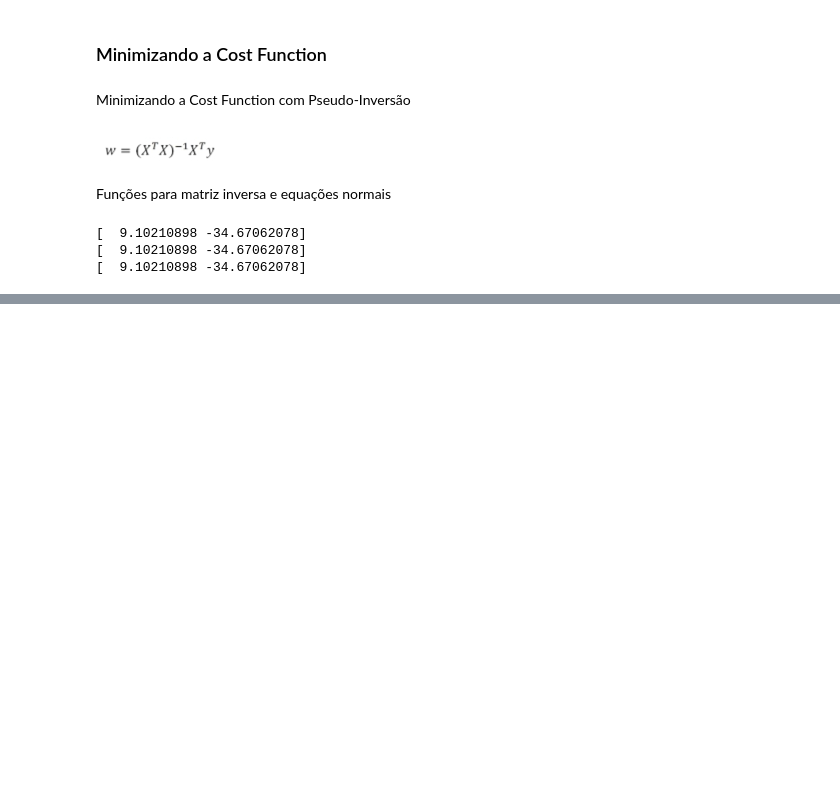
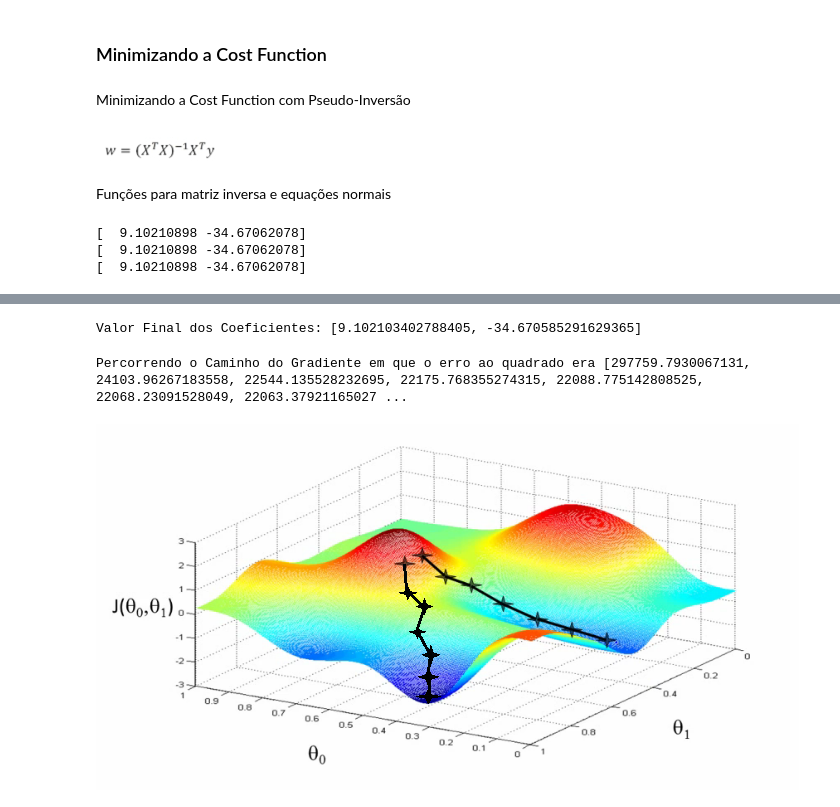
Before and after one commit to michelaap/notebooks, a Jupyter notebook: machine-learning/regressao_linear_simples.ipynb, the cells around one changed output, grey strips where cells are left out. Cells and saved outputs as stored; diff of their text form; code cells hidden in the pictures; blank space fills up the shorter version.

```diff
--- a/machine-learning/regressao_linear_simples.ipynb
+++ b/machine-learning/regressao_linear_simples.ipynb
@@ -377,0 +443,15 @@ print(normal_equations(Xb, y))
+# %%
+# Imprimindo o resultado
+print("Valor Final dos Coeficientes: %s" % w)
+# %% [output]
+Valor Final dos Coeficientes: [9.102103402788405, -34.670585291629365]
+# %%
+# Imprimindo o resultado
+print("Percorrendo o Caminho do Gradiente em que o erro ao quadrado era %s" % path)
+# %% [output]
+Percorrendo o Caminho do Gradiente em que o erro ao quadrado era [297759.7930067131, 24103.96267183558, 22544.135528232695, 22175.768355274315, 22088.775142808525, 22068.23091528049, 22063.37921165027 ...
+# %%
+from IPython.display import Image
+Image('./images/gradient-descent.png')
+# %% [output]
+[figure, added]
```
Also changed, not shown: parts of 10 cells of this notebook, 4 other files.
